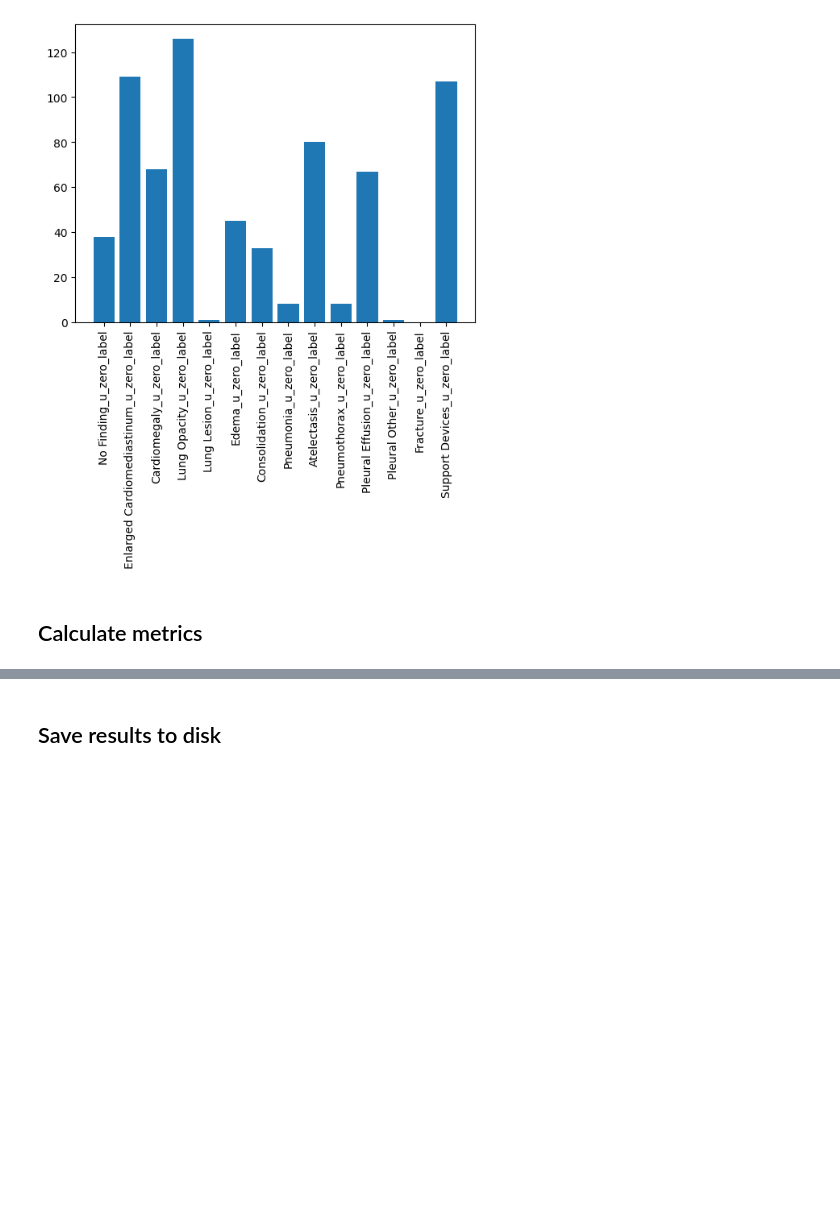
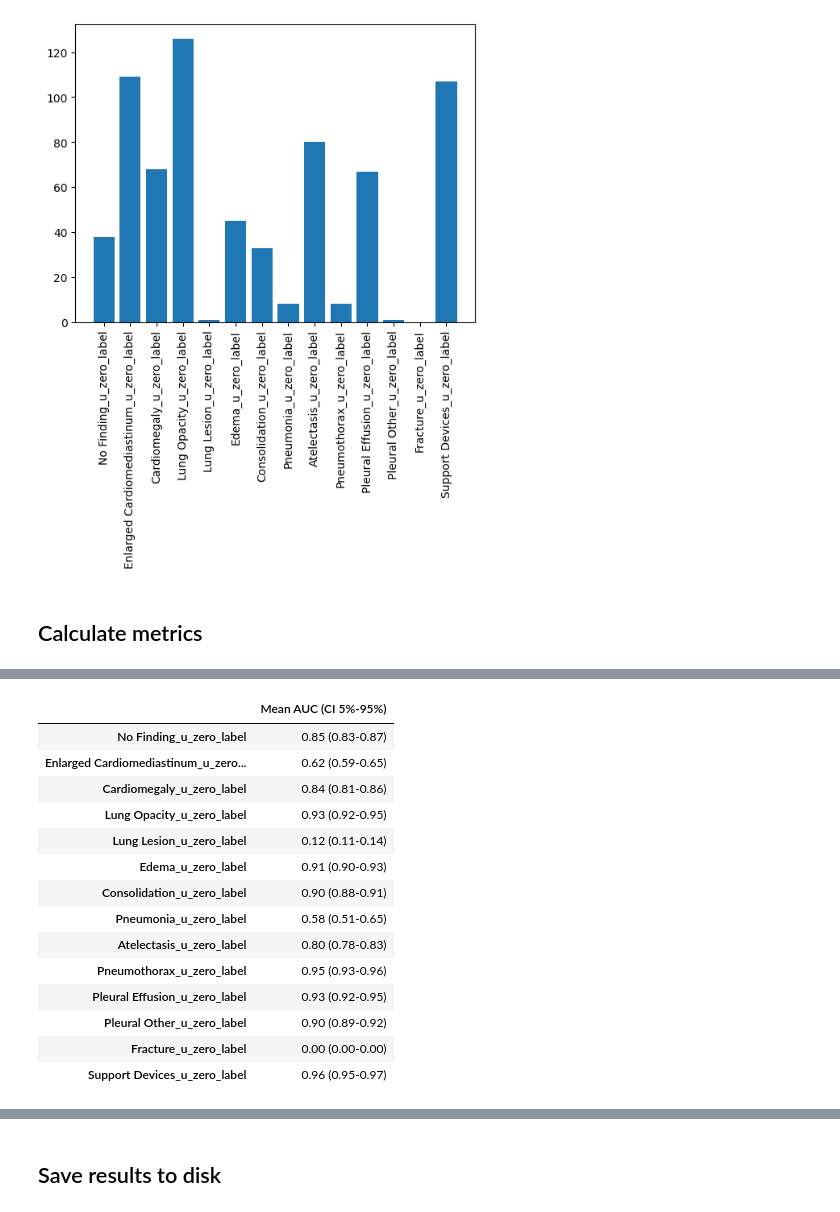
Before and after one commit to smith478/medical-imaging, a Jupyter notebook: notebooks/model_analysis.ipynb, the cells around one changed output, grey strips where cells are left out. Cells and saved outputs as stored; diff of their text form; code cells hidden in the pictures; blank space fills up the shorter version.

```diff
--- a/notebooks/model_analysis.ipynb
+++ b/notebooks/model_analysis.ipynb
@@ -426,0 +429,39 @@ Exception occurred in Prevalence: get_prevalence() takes 1 positional argument b
+# %%
+def bootstrap_auc(y, pred, classes, bootstraps=100, fold_size=1000):
+    statistics = np.full((len(classes), bootstraps), 0.0)
+
+    for c in range(len(classes)):
+        df = pd.DataFrame({'y': y[:, c], 'pred': pred[:, c]})
+        prevalences = df.groupby('y').size() / len(df)
+
+        for i in range(bootstraps):
+            samples = df.groupby('y').apply(lambda group: group.sample(n=int(fold_size * prevalences[group.name]), replace=True))
+            y_sample = samples.y.values
+            pred_sample = samples.pred.values
+
+            try:
+                statistics[c, i] = roc_auc_score(y_sample, pred_sample)
+            except ValueError:
+                pass  # Keep default score of 0 if AUC cannot be calculated
+
+    return statistics
+
+statistics = bootstrap_auc(y, pred, target_columns)
+# %%
+print_confidence_intervals(target_columns, statistics)
+# %% [output]
+|  | Mean AUC (CI 5%-95%) |
+| No Finding_u_zero_label | 0.85 (0.83-0.87) |
+| Enlarged Cardiomediastinum_u_zero... | 0.62 (0.59-0.65) |
+| Cardiomegaly_u_zero_label | 0.84 (0.81-0.86) |
+| Lung Opacity_u_zero_label | 0.93 (0.92-0.95) |
+| Lung Lesion_u_zero_label | 0.12 (0.11-0.14) |
+| Edema_u_zero_label | 0.91 (0.90-0.93) |
+| Consolidation_u_zero_label | 0.90 (0.88-0.91) |
+| Pneumonia_u_zero_label | 0.58 (0.51-0.65) |
+| Atelectasis_u_zero_label | 0.80 (0.78-0.83) |
+| Pneumothorax_u_zero_label | 0.95 (0.93-0.96) |
+| Pleural Effusion_u_zero_label | 0.93 (0.92-0.95) |
+| Pleural Other_u_zero_label | 0.90 (0.89-0.92) |
+| Fracture_u_zero_label | 0.00 (0.00-0.00) |
+| Support Devices_u_zero_label | 0.96 (0.95-0.97) |
```
Also changed, not shown: parts of 8 cells of this notebook.
